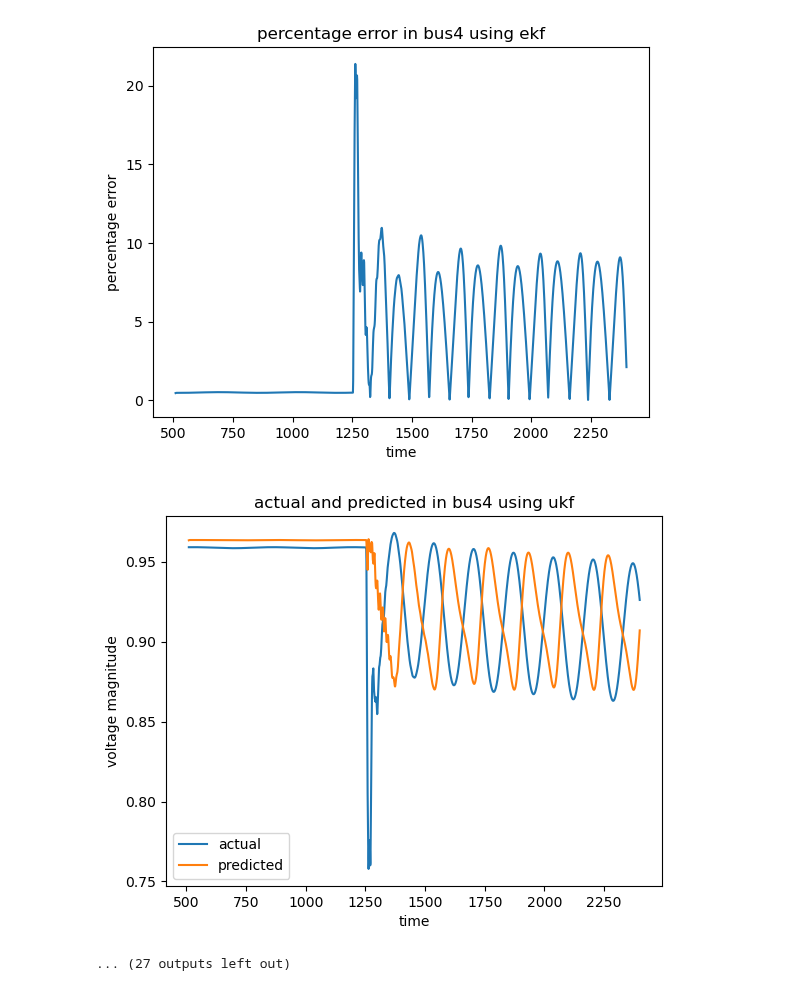
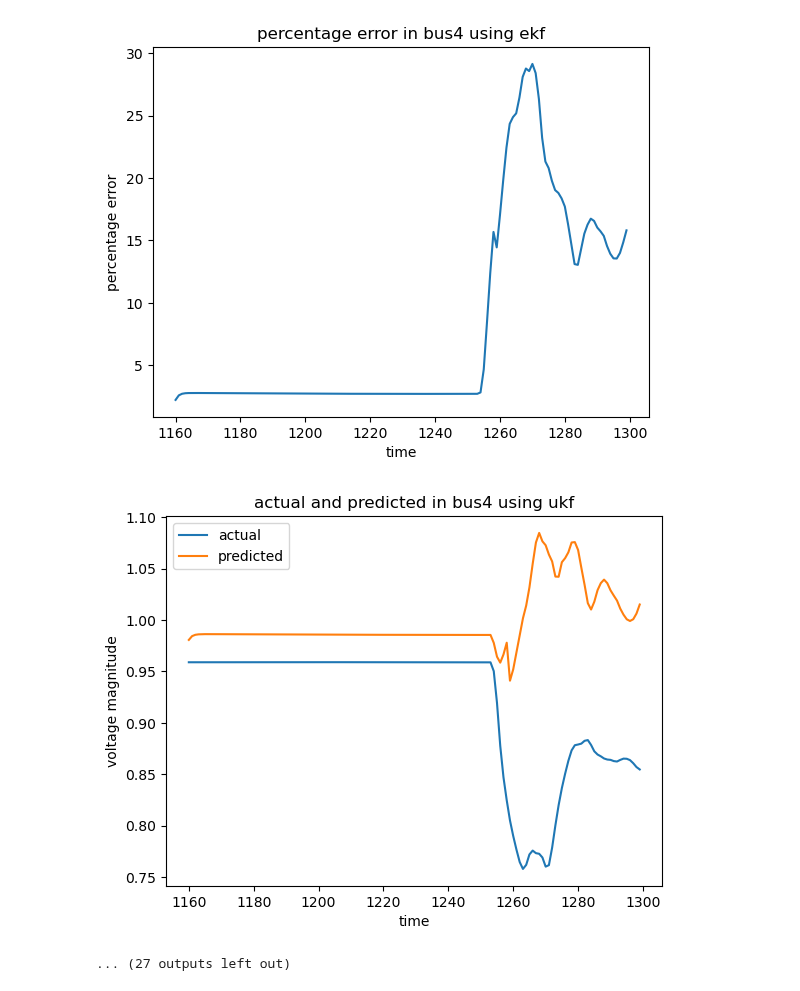
Before and after one commit to ayush-thakur/DSE_IEEE_14_bus, a Jupyter notebook: DSE_UKF_2.ipynb, the cells around one changed output. Drawn from its saved outputs; the diff is of its cells as text; code cells hidden in the pictures.

```diff
--- a/DSE_UKF_2.ipynb
+++ b/DSE_UKF_2.ipynb
@@ -422,10 +422,17 @@ for i in range(13,27):
     initial_state[i]=1
 kf.x=initial_state
 
-kf.P = np.eye(dim_x)*0.1  # initial state covariance matrix
-kf.Q = np.eye(dim_x)*1e-5 # process noise covariance matrix
-kf.R = np.diagflat(zdata[:,5])*1e-2 # measurement noise covariance matrix
-kf.R =np.eye(dim_z)*1e-6
+#original data to use
+# kf.P = np.eye(dim_x)*0.1  # initial state covariance matrix
+# kf.Q = np.eye(dim_x)*1e-5 # process noise covariance matrix
+# kf.R = np.diagflat(zdata[:,5])*1e-2 # measurement noise covariance matrix
+
+
+
+kf.P = np.eye(dim_x)*1e1 # initial state covariance matrix
+kf.Q = np.eye(dim_x)*1e-4 # process noise covariance matrix
+kf.R = np.diagflat(zdata[:,5])*1e-2# measurement noise covariance matrix
+# kf.R =np.eye(dim_z)*1e-6
 # for i1 in range(41):
 #     y=zdata[i1,5]
 #     kf.R[i1][i1]=
@@ -443,7 +450,7 @@ for i2 in range(14):
     y_error.append([])
     y_actual.append([])
     y_per_error.append([])
-for i in range (500,2400):
+for i in range (1150,1300):
     # h1=Hx(kf.x)
     zdata = zdatas(i)
     z1 = zdata[:,2]
@@ -547,3 +554,3 @@ for i2 in range(14):
-[figure, old version]
+[figure, new version]
-[figure, old version]
+[figure, new version]
 ... (27 outputs left out)
```
Also changed, not shown: parts of 1 cell of this notebook, 1 other file.
